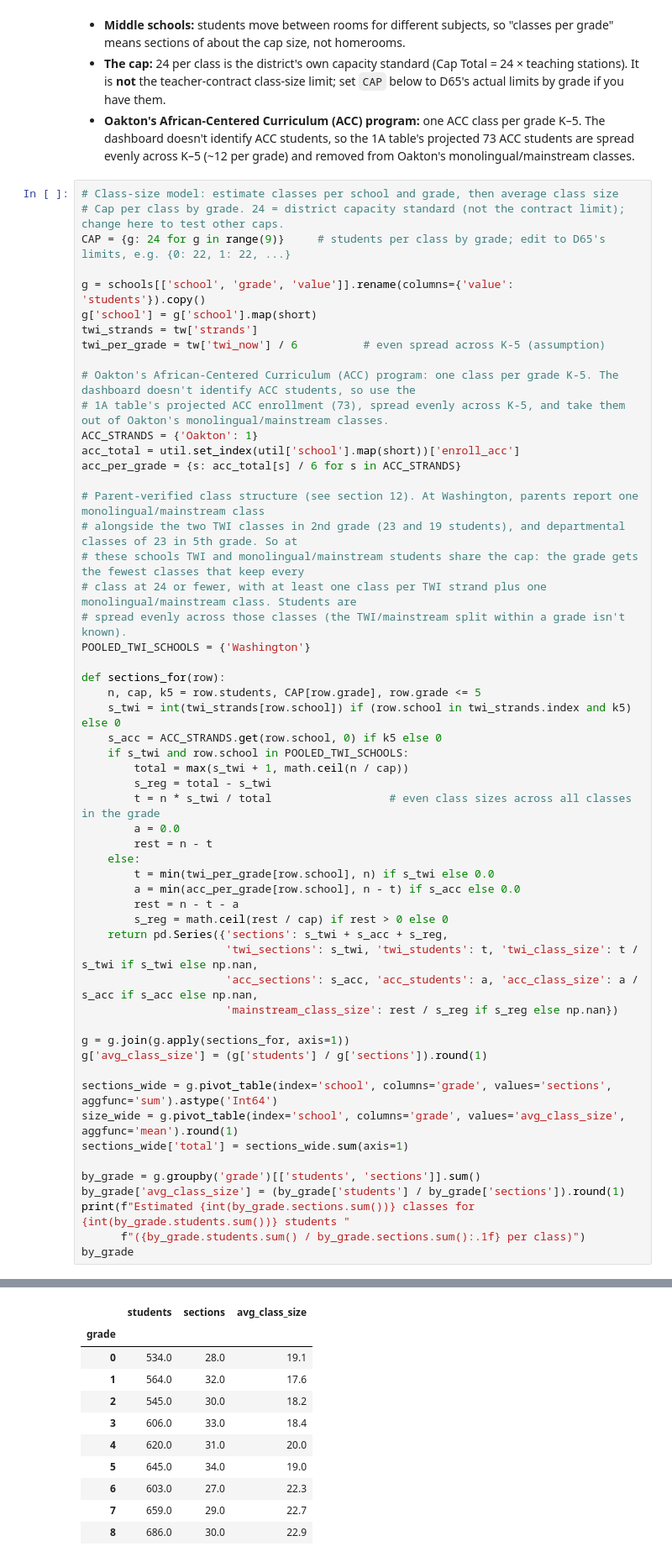
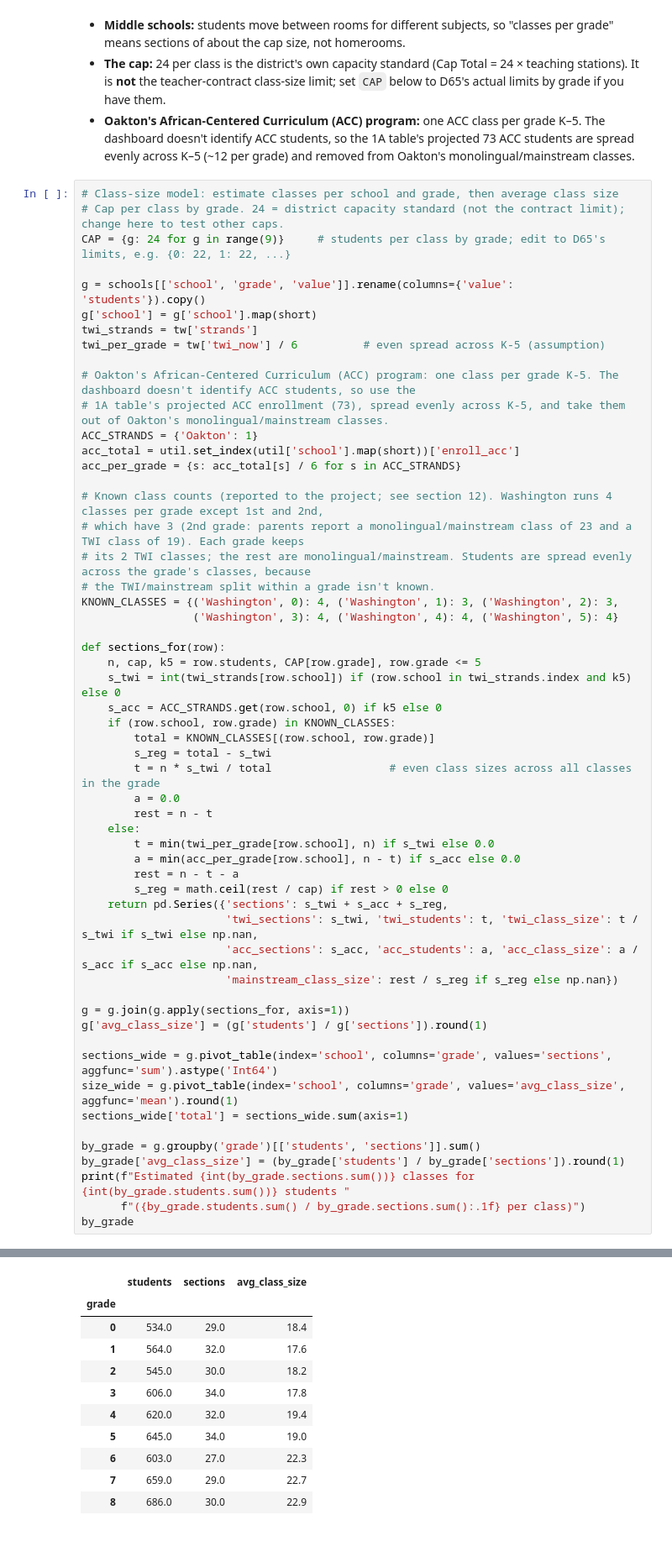
Before and after one commit to jmclip/enrollment_fall26, a Jupyter notebook: d65_enrollment_by_building.ipynb, the cells around one changed output, grey strips where cells are left out. Shown at 84% size. Saved outputs shown, nothing was run; the diff lists cells and outputs as text.

```diff
--- a/d65_enrollment_by_building.ipynb
+++ b/d65_enrollment_by_building.ipynb
@@ -869,19 +869,19 @@ ACC_STRANDS = {'Oakton': 1}
 acc_total = util.set_index(util['school'].map(short))['enroll_acc']
 acc_per_grade = {s: acc_total[s] / 6 for s in ACC_STRANDS}
 
-# Parent-verified class structure (see section 12). At Washington, parents report one monolingual/mainstream class
-# alongside the two TWI classes in 2nd grade (23 and 19 students), and departmental classes of 23 in 5th grade. So at
-# these schools TWI and monolingual/mainstream students share the cap: the grade gets the fewest classes that keep every
-# class at 24 or fewer, with at least one class per TWI strand plus one monolingual/mainstream class. Students are
-# spread evenly across those classes (the TWI/mainstream split within a grade isn't known).
-POOLED_TWI_SCHOOLS = {'Washington'}
+# Known class counts (reported to the project; see section 12). Washington runs 4 classes per grade except 1st and 2nd,
+# which have 3 (2nd grade: parents report a monolingual/mainstream class of 23 and a TWI class of 19). Each grade keeps
+# its 2 TWI classes; the rest are monolingual/mainstream. Students are spread evenly across the grade's classes, because
+# the TWI/mainstream split within a grade isn't known.
+KNOWN_CLASSES = {('Washington', 0): 4, ('Washington', 1): 3, ('Washington', 2): 3,
+                 ('Washington', 3): 4, ('Washington', 4): 4, ('Washington', 5): 4}
 
 def sections_for(row):
     n, cap, k5 = row.students, CAP[row.grade], row.grade <= 5
     s_twi = int(twi_strands[row.school]) if (row.school in twi_strands.index and k5) else 0
     s_acc = ACC_STRANDS.get(row.school, 0) if k5 else 0
-    if s_twi and row.school in POOLED_TWI_SCHOOLS:
-        total = max(s_twi + 1, math.ceil(n / cap))
+    if (row.school, row.grade) in KNOWN_CLASSES:
+        total = KNOWN_CLASSES[(row.school, row.grade)]
         s_reg = total - s_twi
         t = n * s_twi / total                  # even class sizes across all classes in the grade
         a = 0.0
@@ -913,10 +913,10 @@ Estimated 274 classes for 5462 students (19.9 per class)
 |  | students | sections | avg_class_size |
 | grade |  |  |  |
-| 0 | 534.0 | 28.0 | 19.1 |
+| 0 | 534.0 | 29.0 | 18.4 |
 | 1 | 564.0 | 32.0 | 17.6 |
 | 2 | 545.0 | 30.0 | 18.2 |
-| 3 | 606.0 | 33.0 | 18.4 |
-| 4 | 620.0 | 31.0 | 20.0 |
+| 3 | 606.0 | 34.0 | 17.8 |
+| 4 | 620.0 | 32.0 | 19.4 |
 | 5 | 645.0 | 34.0 | 19.0 |
 | 6 | 603.0 | 27.0 | 22.3 |
 | 7 | 659.0 | 29.0 | 22.7 |
```
Also changed, not shown: parts of 12 cells of this notebook, 10 other files.
